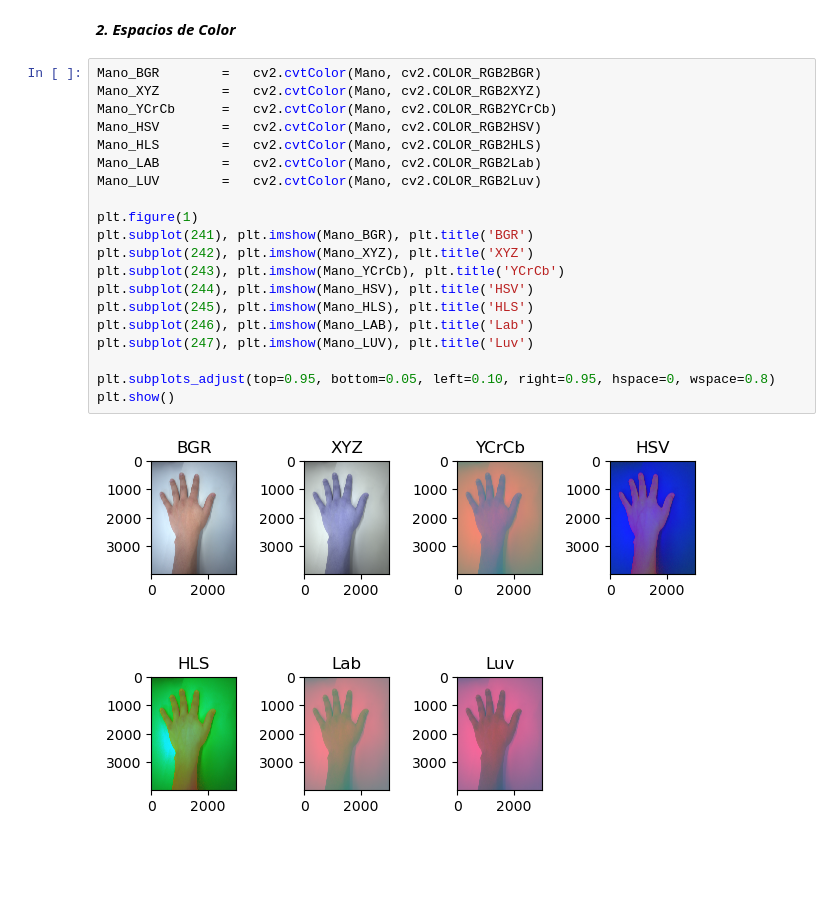
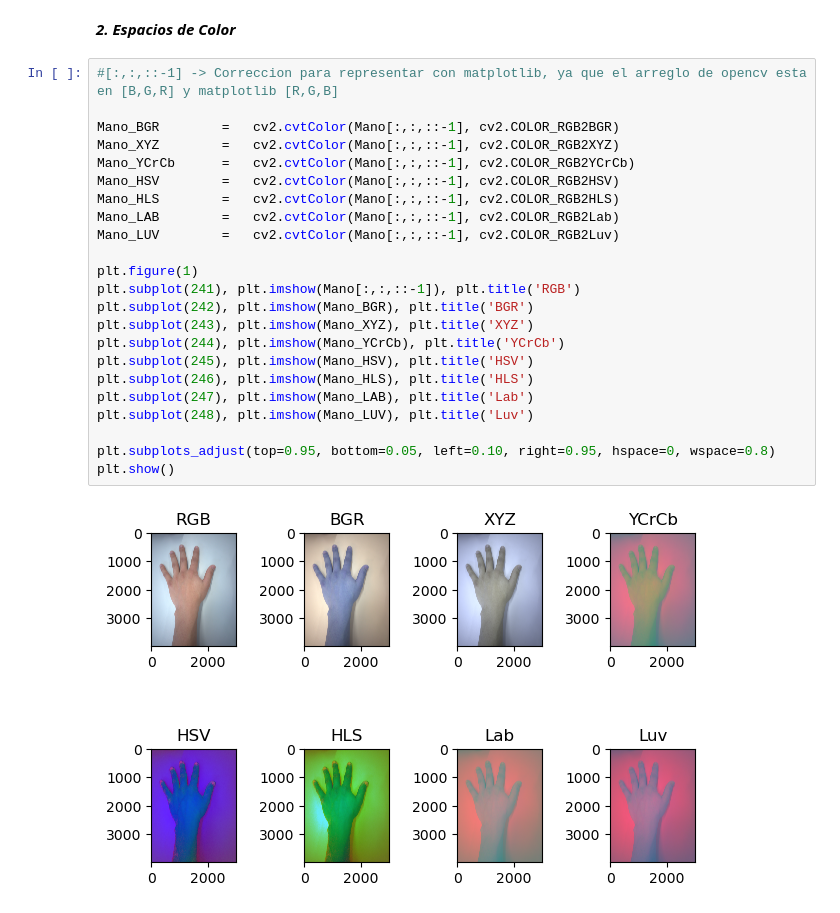
Before and after one commit to KouzouAkizuki/Tecnicas-de-IA---2024-I, a Jupyter notebook: Talleres/Taller 2/Taller 2.ipynb, the cells around one changed output. Saved outputs shown, nothing was run; the diff lists cells and outputs as text; blank space fills up the shorter version.

```diff
--- a/Talleres/Taller 2/Taller 2.ipynb
+++ b/Talleres/Taller 2/Taller 2.ipynb
@@ -97,25 +97,28 @@ cv2.destroyAllWindows()
 # %% [markdown]
 ***2. Espacios de Color***
 # %%
-Mano_BGR        =   cv2.cvtColor(Mano, cv2.COLOR_RGB2BGR)
-Mano_XYZ        =   cv2.cvtColor(Mano, cv2.COLOR_RGB2XYZ)
-Mano_YCrCb      =   cv2.cvtColor(Mano, cv2.COLOR_RGB2YCrCb)
-Mano_HSV        =   cv2.cvtColor(Mano, cv2.COLOR_RGB2HSV)
-Mano_HLS        =   cv2.cvtColor(Mano, cv2.COLOR_RGB2HLS)
-Mano_LAB        =   cv2.cvtColor(Mano, cv2.COLOR_RGB2Lab)
-Mano_LUV        =   cv2.cvtColor(Mano, cv2.COLOR_RGB2Luv)
+#[:,:,::-1] -> Correccion para representar con matplotlib, ya que el arreglo de opencv esta en [B,G,R] y matplotlib [R,G,B]
+
+Mano_BGR        =   cv2.cvtColor(Mano[:,:,::-1], cv2.COLOR_RGB2BGR)
+Mano_XYZ        =   cv2.cvtColor(Mano[:,:,::-1], cv2.COLOR_RGB2XYZ)
+Mano_YCrCb      =   cv2.cvtColor(Mano[:,:,::-1], cv2.COLOR_RGB2YCrCb)
+Mano_HSV        =   cv2.cvtColor(Mano[:,:,::-1], cv2.COLOR_RGB2HSV)
+Mano_HLS        =   cv2.cvtColor(Mano[:,:,::-1], cv2.COLOR_RGB2HLS)
+Mano_LAB        =   cv2.cvtColor(Mano[:,:,::-1], cv2.COLOR_RGB2Lab)
+Mano_LUV        =   cv2.cvtColor(Mano[:,:,::-1], cv2.COLOR_RGB2Luv)
 
 plt.figure(1)
-plt.subplot(241), plt.imshow(Mano_BGR), plt.title('BGR')
-plt.subplot(242), plt.imshow(Mano_XYZ), plt.title('XYZ')
-plt.subplot(243), plt.imshow(Mano_YCrCb), plt.title('YCrCb')
-plt.subplot(244), plt.imshow(Mano_HSV), plt.title('HSV')
-plt.subplot(245), plt.imshow(Mano_HLS), plt.title('HLS')
-plt.subplot(246), plt.imshow(Mano_LAB), plt.title('Lab')
-plt.subplot(247), plt.imshow(Mano_LUV), plt.title('Luv')
+plt.subplot(241), plt.imshow(Mano[:,:,::-1]), plt.title('RGB')
+plt.subplot(242), plt.imshow(Mano_BGR), plt.title('BGR')
+plt.subplot(243), plt.imshow(Mano_XYZ), plt.title('XYZ')
+plt.subplot(244), plt.imshow(Mano_YCrCb), plt.title('YCrCb')
+plt.subplot(245), plt.imshow(Mano_HSV), plt.title('HSV')
+plt.subplot(246), plt.imshow(Mano_HLS), plt.title('HLS')
+plt.subplot(247), plt.imshow(Mano_LAB), plt.title('Lab')
+plt.subplot(248), plt.imshow(Mano_LUV), plt.title('Luv')
 
 plt.subplots_adjust(top=0.95, bottom=0.05, left=0.10, right=0.95, hspace=0, wspace=0.8)
 plt.show()
 # %% [output]
-[figure, old version]
+[figure, new version]
 # %% [markdown]
```
Also changed, not shown: parts of 3 cells of this notebook.
